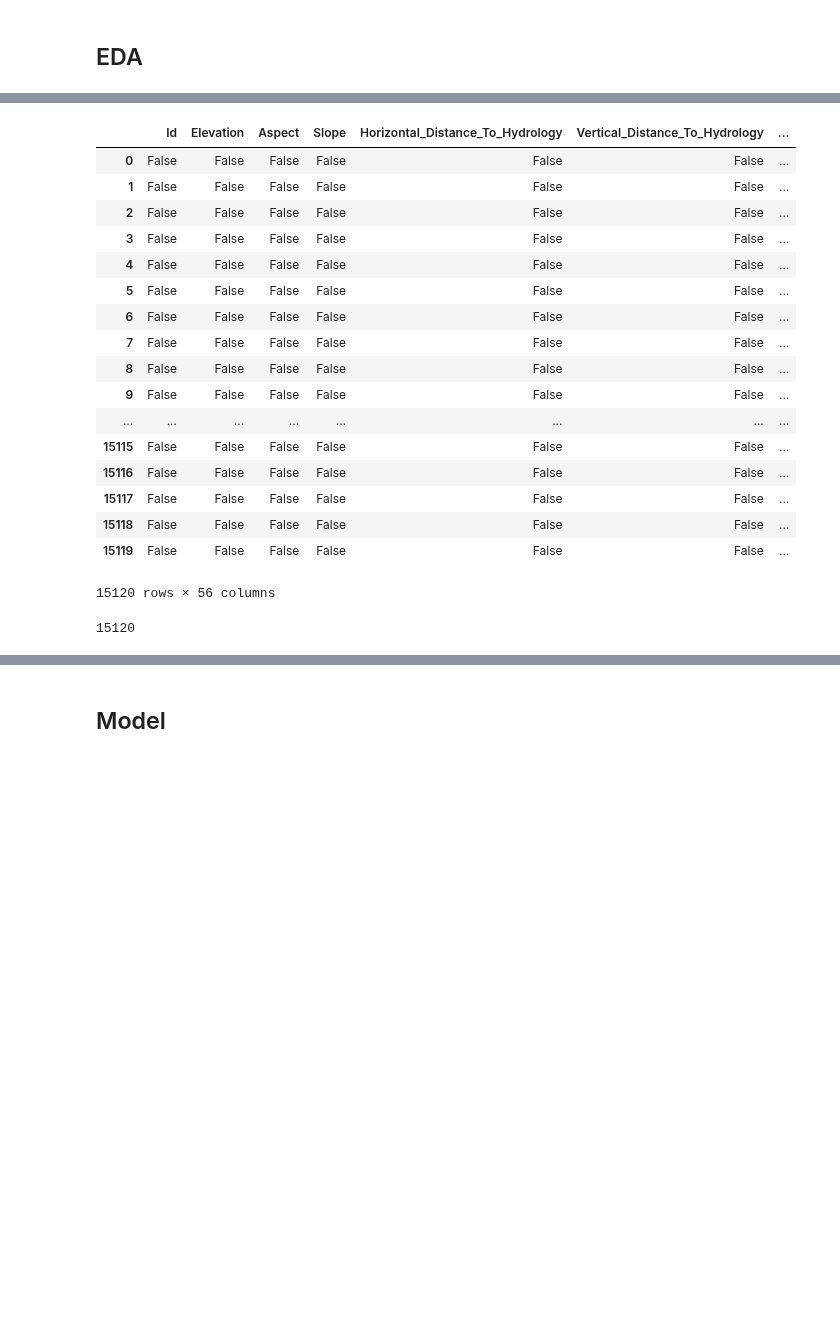
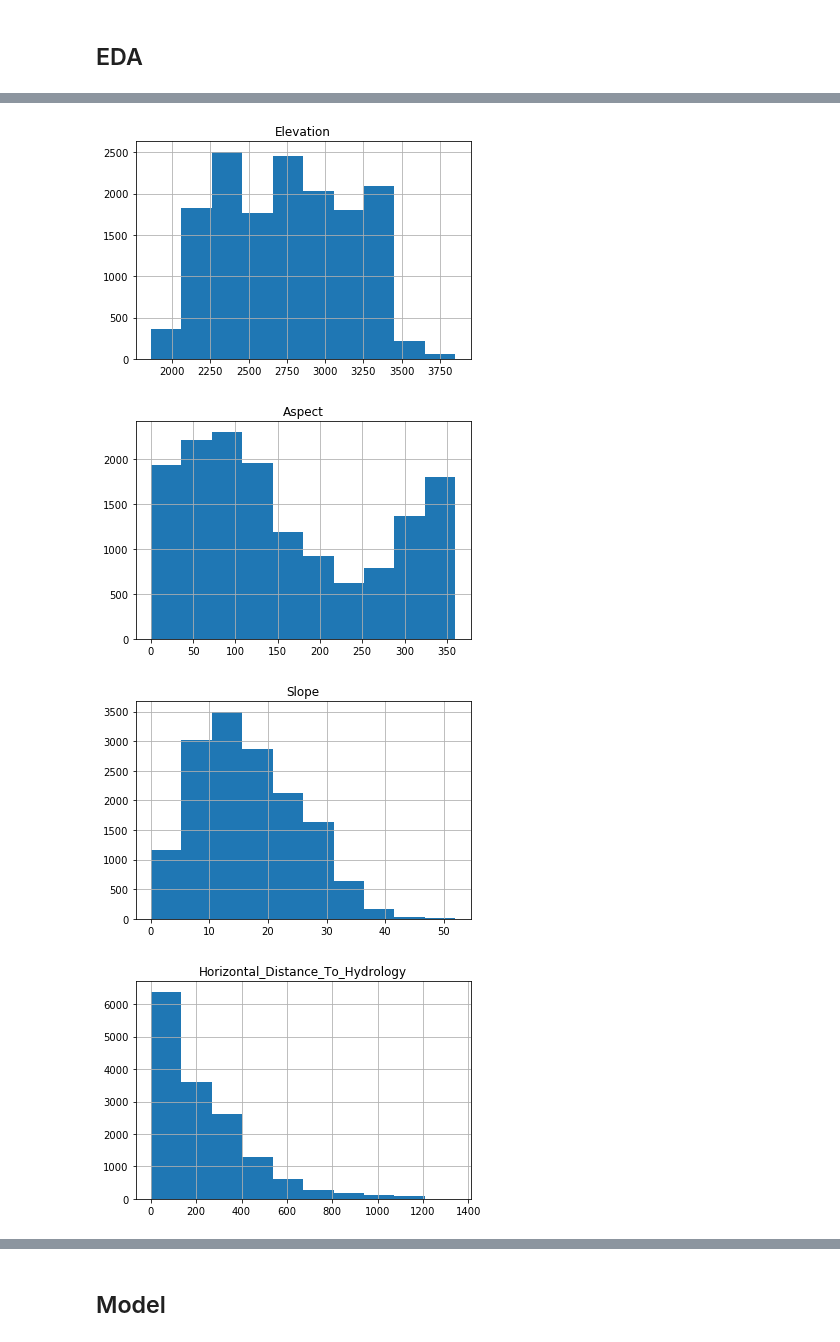
Before and after one commit to tiffapedia/w207-final, a Jupyter notebook: DivyaGorantla_RamIyer_TiffanyJaya_SteveSanders.ipynb, the cells around one changed output, grey strips where cells are left out. Drawn from its saved outputs; the diff is of its cells as text; code cells hidden in the pictures; blank space fills up the shorter version.

```diff
--- a/DivyaGorantla_RamIyer_TiffanyJaya_SteveSanders.ipynb
+++ b/DivyaGorantla_RamIyer_TiffanyJaya_SteveSanders.ipynb
@@ -249,26 +199,9 @@ train.describe()
-# %%
-# idenitfy missing values
-train.isnull()
-# %% [output]
-|  | Id | Elevation | Aspect | Slope | Horizontal_Distance_To_Hydrology | Vertical_Distance_To_Hydrology | ... |
-| 0 | False | False | False | False | False | False | ... |
-| 1 | False | False | False | False | False | False | ... |
-| 2 | False | False | False | False | False | False | ... |
-| 3 | False | False | False | False | False | False | ... |
-| 4 | False | False | False | False | False | False | ... |
-| 5 | False | False | False | False | False | False | ... |
-| 6 | False | False | False | False | False | False | ... |
-| 7 | False | False | False | False | False | False | ... |
-| 8 | False | False | False | False | False | False | ... |
-| 9 | False | False | False | False | False | False | ... |
-| ... | ... | ... | ... | ... | ... | ... | ... |
-| 15115 | False | False | False | False | False | False | ... |
-| 15116 | False | False | False | False | False | False | ... |
-| 15117 | False | False | False | False | False | False | ... |
-| 15118 | False | False | False | False | False | False | ... |
-| 15119 | False | False | False | False | False | False | ... |
-15120 rows × 56 columns
-# %%
-len(train.isnull())
-# %% [output]
-15120
+# %%
+# plot histogram of each column (aka feature)
+for column in train.columns[1:11]:
+    train.hist(column=column)
+# %% [output]
+[figure, added]
+[figure, added]
+[figure, added]
+[figure, added]
```
Also changed, not shown: parts of 12 cells of this notebook.
